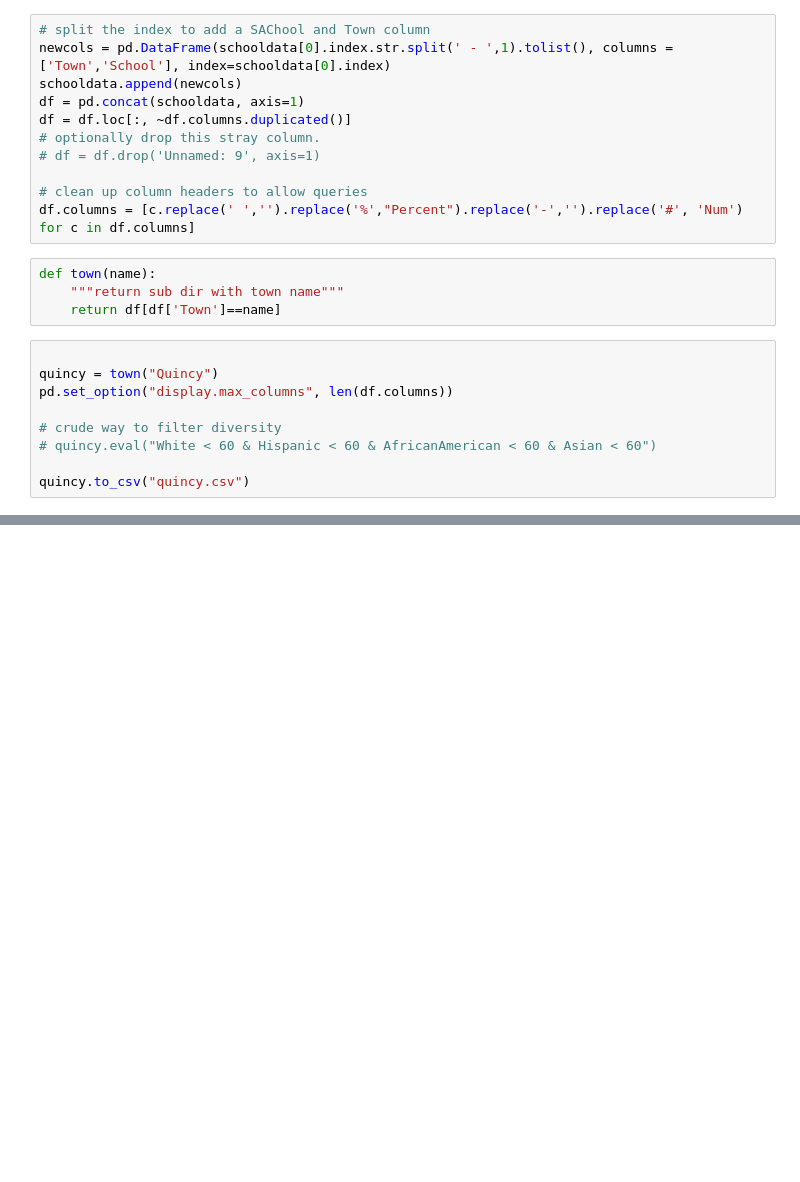
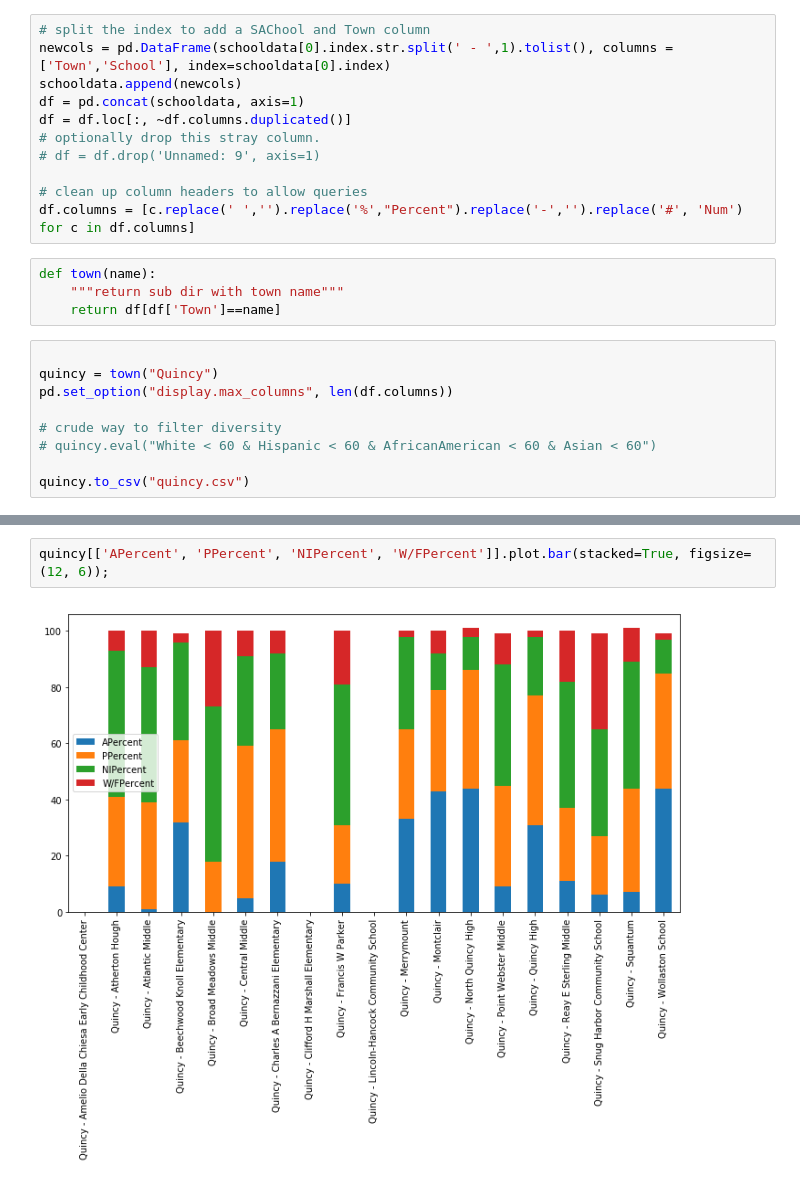
Before and after one commit to t1m0thy/datadad, a Jupyter notebook: SchoolDataMerge.ipynb, the cells around one changed output, grey strips where cells are left out. Cells and saved outputs as stored; diff of their text form; blank space fills up the shorter version.

```diff
--- a/SchoolDataMerge.ipynb
+++ b/SchoolDataMerge.ipynb
@@ -55,0 +61,4 @@ quincy.to_csv("quincy.csv")
+# %%
+quincy[['APercent', 'PPercent', 'NIPercent', 'W/FPercent']].plot.bar(stacked=True, figsize=(12, 6));
+# %% [output]
+[figure, added]
```
Also changed, not shown: parts of 2 cells of this notebook.
